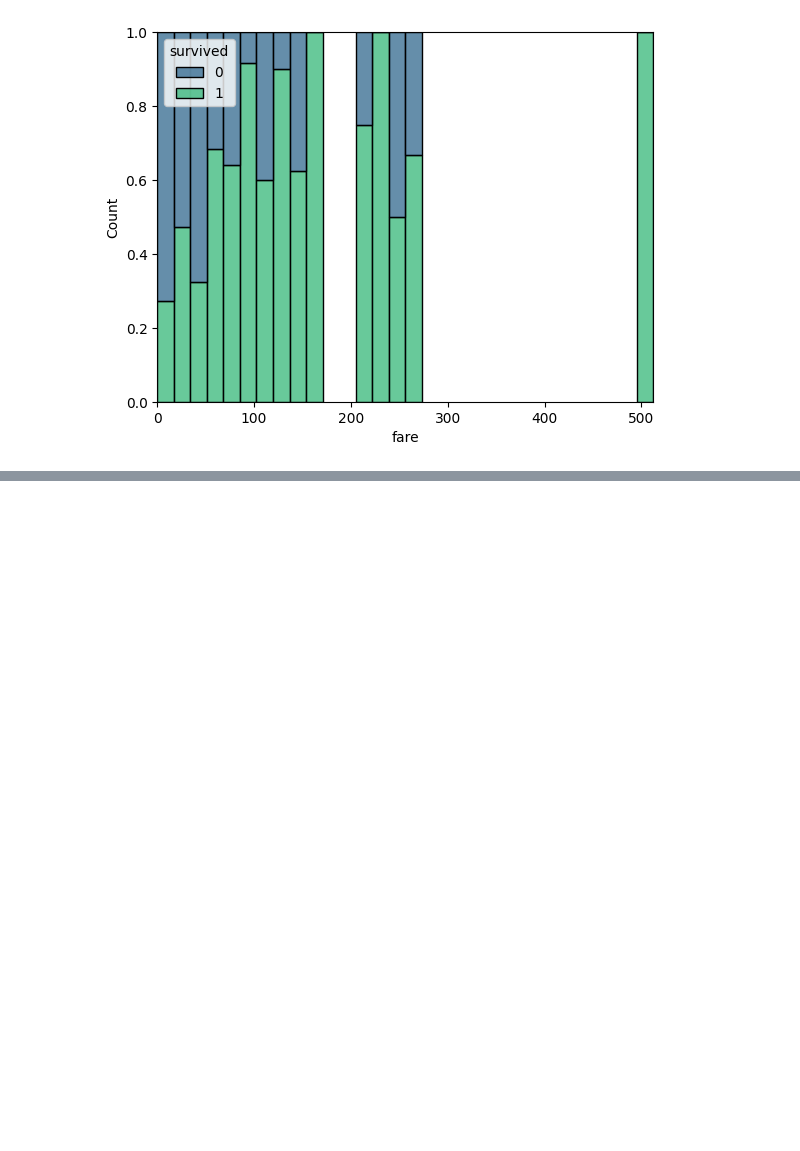
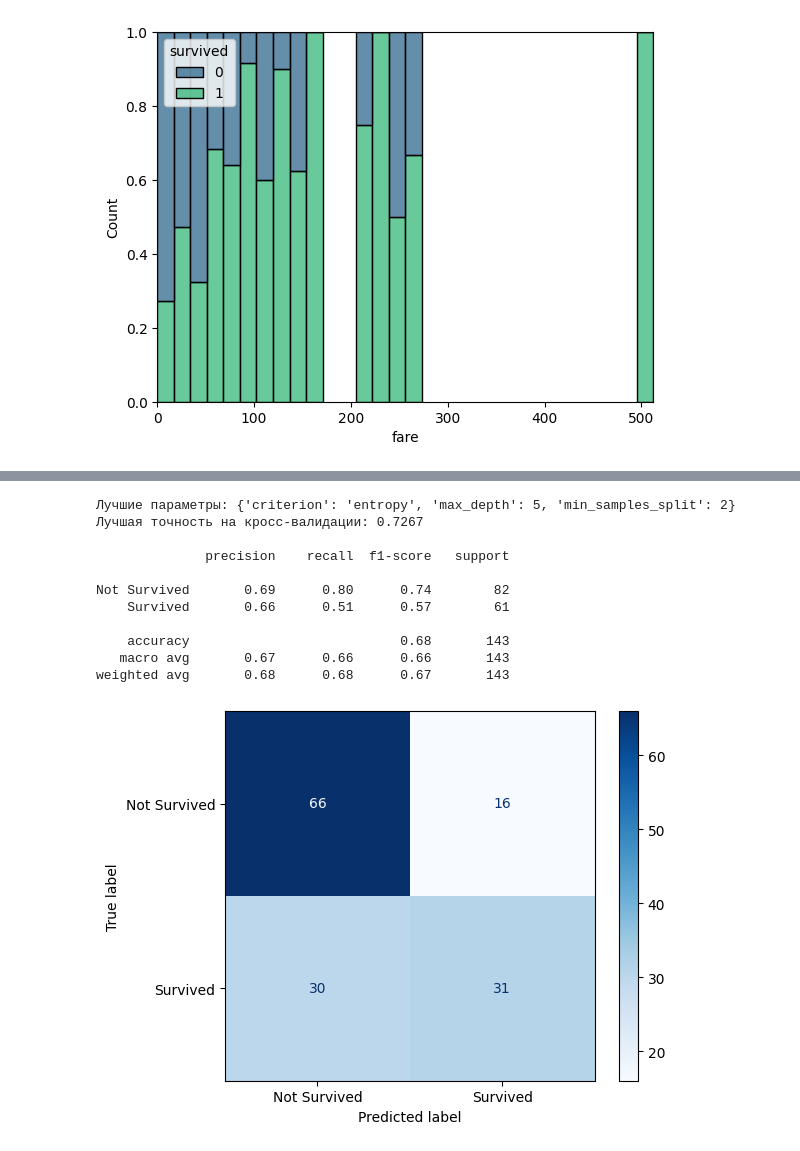
Before and after one commit to PortfolioProg/ml-deploy, a Jupyter notebook: train_model.ipynb, the cells around one changed output, grey strips where cells are left out. Saved outputs shown, nothing was run; the diff lists cells and outputs as text; code cells hidden in the pictures; blank space fills up the shorter version.

Commit message:
Tree Learn train_model.ipynb

```diff
--- a/train_model.ipynb
+++ b/train_model.ipynb
@@ -71,0 +95,49 @@ sns.histplot(data=df, x='fare', hue='survived', multiple='fill', bins=30, palett
+# %%
+
+# 1. Готовим данные (как обычно)
+train, test = train_test_split(df, test_size=0.2)
+X_train, y_train = train.drop('survived', axis=1), train['survived']
+X_test, y_test = test.drop('survived', axis=1), test['survived']
+
+# 2. Задаем «сетку» параметров, которые хотим протестировать
+param_grid = {
+    'max_depth': [3, 5, 7, 10, None],
+    'min_samples_split': [2, 10, 50, 100, 150],
+    'criterion': ['gini', 'entropy'] # можно добавить и другие параметры дерева
+}
+
+# 3. Создаем базовую модель и запускаем поиск
+# cv=5 означает кросс-валидацию по 5 блокам (данные поделятся на 5 частей для честной проверки)
+grid_search = GridSearchCV(DecisionTreeClassifier(random_state=42), param_grid, cv=5, scoring='accuracy', n_jobs=-1)
+grid_search.fit(X_train, y_train)
+
+# 4. Выводим лучшие параметры
+print(f"Лучшие параметры: {grid_search.best_params_}")
+print(f"Лучшая точность на кросс-валидации: {grid_search.best_score_:.4f}\n")
+
+# 5. Оцениваем лучшую модель на тестовых данных
+best_model = grid_search.best_estimator_
+y_pred = best_model.predict(X_test)
+
+# Отчет и матрица ошибок
+classes = ['Not Survived', 'Survived']
+print(classification_report(y_test, y_pred, target_names=classes))
+ConfusionMatrixDisplay.from_estimator(best_model, X_test, y_test, display_labels=classes, cmap=plt.cm.Blues)
+plt.show()
+
+# 6. Сохраняем лучшую модель
+with open('best_model.pkl', 'wb') as f:
+    pickle.dump(best_model, f)
+# %% [output]
+Лучшие параметры: {'criterion': 'entropy', 'max_depth': 5, 'min_samples_split': 2}
+Лучшая точность на кросс-валидации: 0.7267
+
+              precision    recall  f1-score   support
+
+Not Survived       0.69      0.80      0.74        82
+    Survived       0.66      0.51      0.57        61
+
+    accuracy                           0.68       143
+   macro avg       0.67      0.66      0.66       143
+weighted avg       0.68      0.68      0.67       143
+[figure, added]
```
Also changed, not shown: parts of 3 cells of this notebook.
